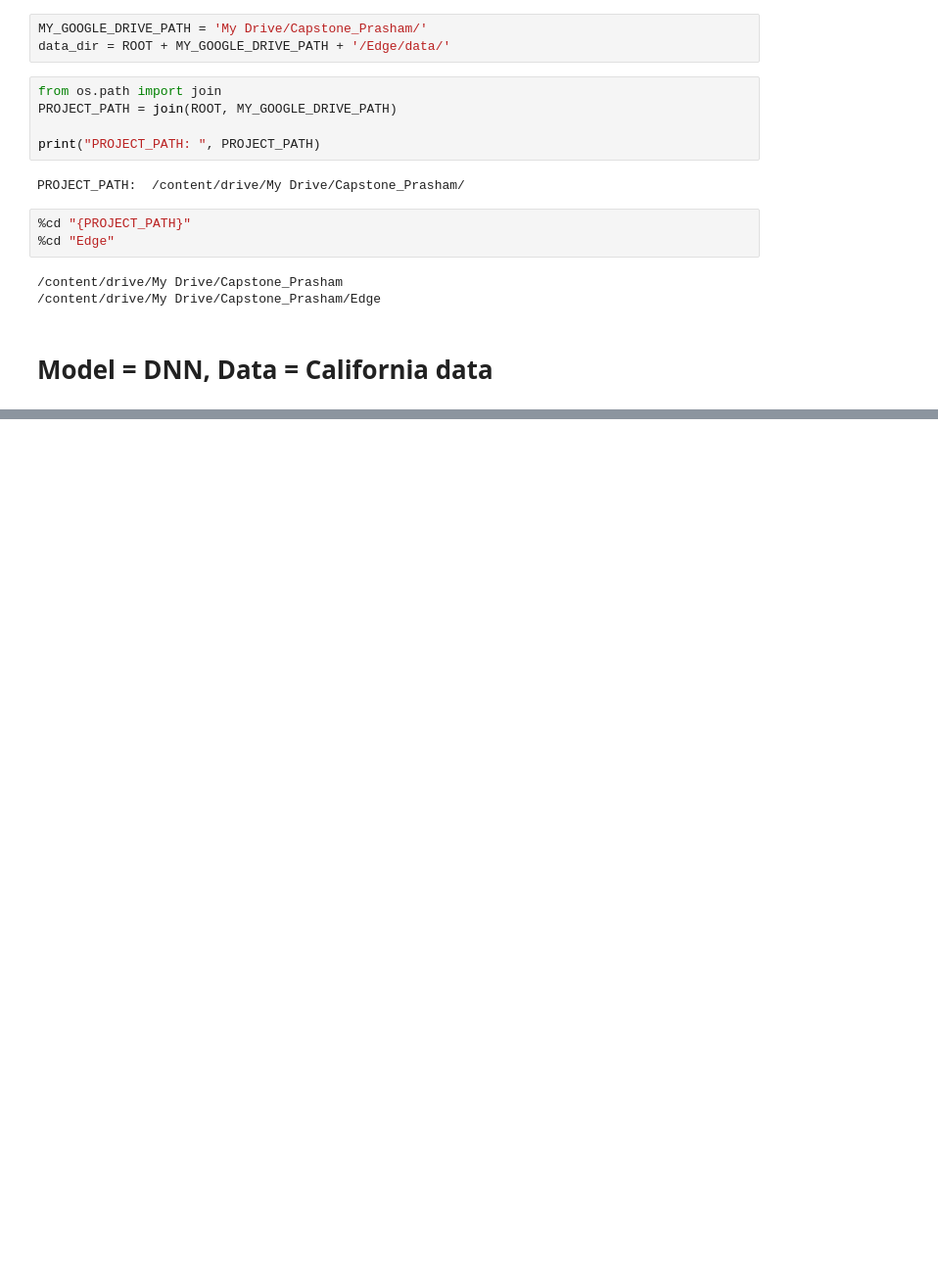
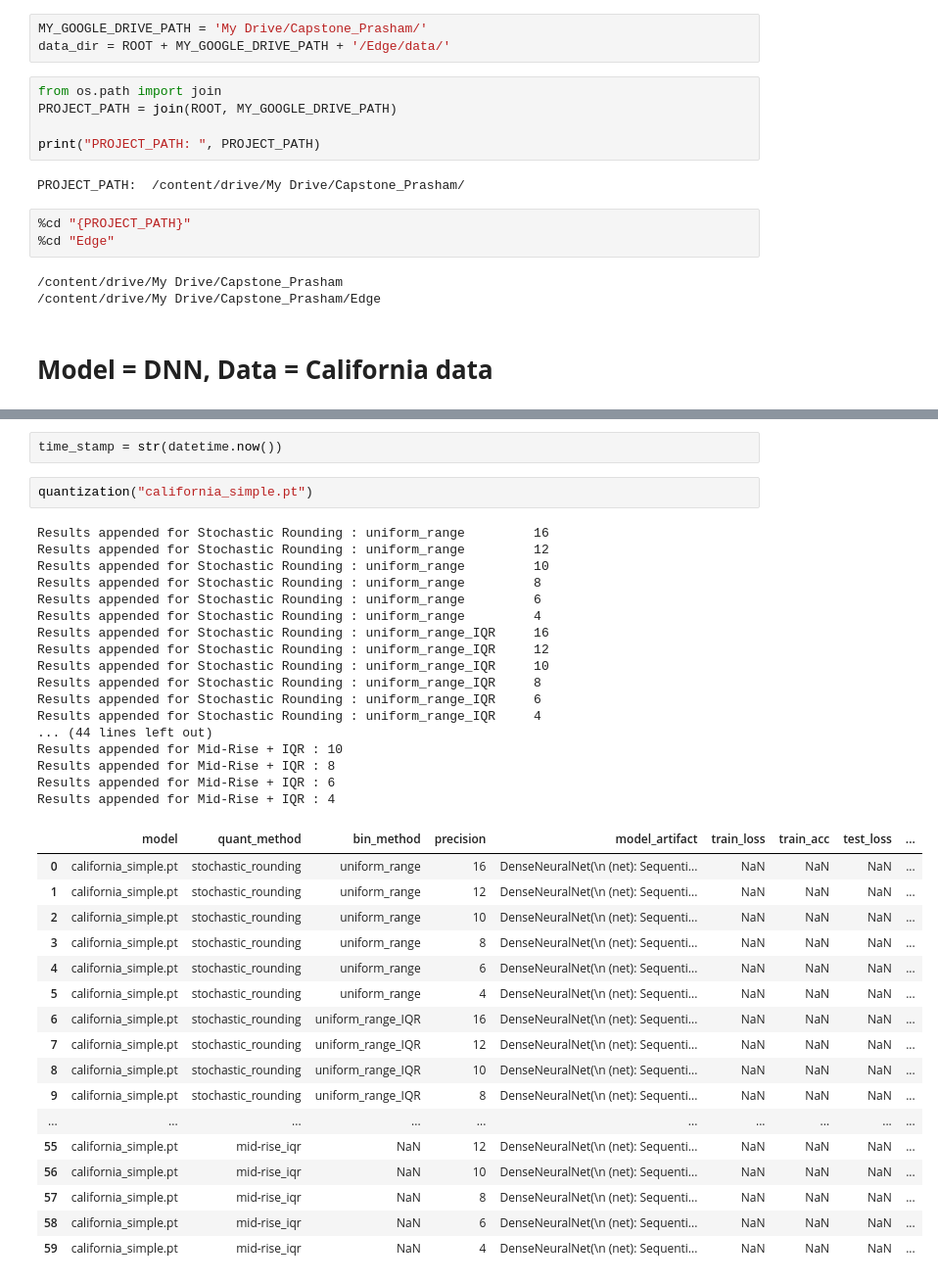
Before and after one commit to mohitgulla/Edge, a Jupyter notebook: train_california.ipynb, the cells around one changed output, grey strips where cells are left out. Shown: that part at 98% size. Saved outputs shown, nothing was run; the diff lists cells and outputs as text; blank space fills up the shorter version.

```diff
--- a/train_california.ipynb
+++ b/train_california.ipynb
@@ -231,0 +246,39 @@ Name: MedianHouseValue, dtype: float64
+# %%
+time_stamp = str(datetime.now())
+# %%
+quantization("california_simple.pt")
+# %% [output]
+Results appended for Stochastic Rounding : uniform_range         16
+Results appended for Stochastic Rounding : uniform_range         12
+Results appended for Stochastic Rounding : uniform_range         10
+Results appended for Stochastic Rounding : uniform_range         8
+Results appended for Stochastic Rounding : uniform_range         6
+Results appended for Stochastic Rounding : uniform_range         4
+Results appended for Stochastic Rounding : uniform_range_IQR     16
+Results appended for Stochastic Rounding : uniform_range_IQR     12
+Results appended for Stochastic Rounding : uniform_range_IQR     10
+Results appended for Stochastic Rounding : uniform_range_IQR     8
+Results appended for Stochastic Rounding : uniform_range_IQR     6
+Results appended for Stochastic Rounding : uniform_range_IQR     4
+... (44 lines left out)
+Results appended for Mid-Rise + IQR : 10
+Results appended for Mid-Rise + IQR : 8
+Results appended for Mid-Rise + IQR : 6
+Results appended for Mid-Rise + IQR : 4
+|  | model | quant_method | bin_method | precision | model_artifact | train_loss | train_acc | test_loss | ... |
+| 0 | california_simple.pt | stochastic_rounding | uniform_range | 16 | DenseNeuralNet(\n (net): Sequenti... | NaN | NaN | NaN | ... |
+| 1 | california_simple.pt | stochastic_rounding | uniform_range | 12 | DenseNeuralNet(\n (net): Sequenti... | NaN | NaN | NaN | ... |
+| 2 | california_simple.pt | stochastic_rounding | uniform_range | 10 | DenseNeuralNet(\n (net): Sequenti... | NaN | NaN | NaN | ... |
+| 3 | california_simple.pt | stochastic_rounding | uniform_range | 8 | DenseNeuralNet(\n (net): Sequenti... | NaN | NaN | NaN | ... |
+| 4 | california_simple.pt | stochastic_rounding | uniform_range | 6 | DenseNeuralNet(\n (net): Sequenti... | NaN | NaN | NaN | ... |
+| 5 | california_simple.pt | stochastic_rounding | uniform_range | 4 | DenseNeuralNet(\n (net): Sequenti... | NaN | NaN | NaN | ... |
+| 6 | california_simple.pt | stochastic_rounding | uniform_range_IQR | 16 | DenseNeuralNet(\n (net): Sequenti... | NaN | NaN | NaN | ... |
+| 7 | california_simple.pt | stochastic_rounding | uniform_range_IQR | 12 | DenseNeuralNet(\n (net): Sequenti... | NaN | NaN | NaN | ... |
+| 8 | california_simple.pt | stochastic_rounding | uniform_range_IQR | 10 | DenseNeuralNet(\n (net): Sequenti... | NaN | NaN | NaN | ... |
+| 9 | california_simple.pt | stochastic_rounding | uniform_range_IQR | 8 | DenseNeuralNet(\n (net): Sequenti... | NaN | NaN | NaN | ... |
+| ... | ... | ... | ... | ... | ... | ... | ... | ... | ... |
+| 55 | california_simple.pt | mid-rise_iqr | NaN | 12 | DenseNeuralNet(\n (net): Sequenti... | NaN | NaN | NaN | ... |
+| 56 | california_simple.pt | mid-rise_iqr | NaN | 10 | DenseNeuralNet(\n (net): Sequenti... | NaN | NaN | NaN | ... |
+| 57 | california_simple.pt | mid-rise_iqr | NaN | 8 | DenseNeuralNet(\n (net): Sequenti... | NaN | NaN | NaN | ... |
+| 58 | california_simple.pt | mid-rise_iqr | NaN | 6 | DenseNeuralNet(\n (net): Sequenti... | NaN | NaN | NaN | ... |
+| 59 | california_simple.pt | mid-rise_iqr | NaN | 4 | DenseNeuralNet(\n (net): Sequenti... | NaN | NaN | NaN | ... |
```
Also changed, not shown: parts of 3 cells of this notebook, 2 other files.
